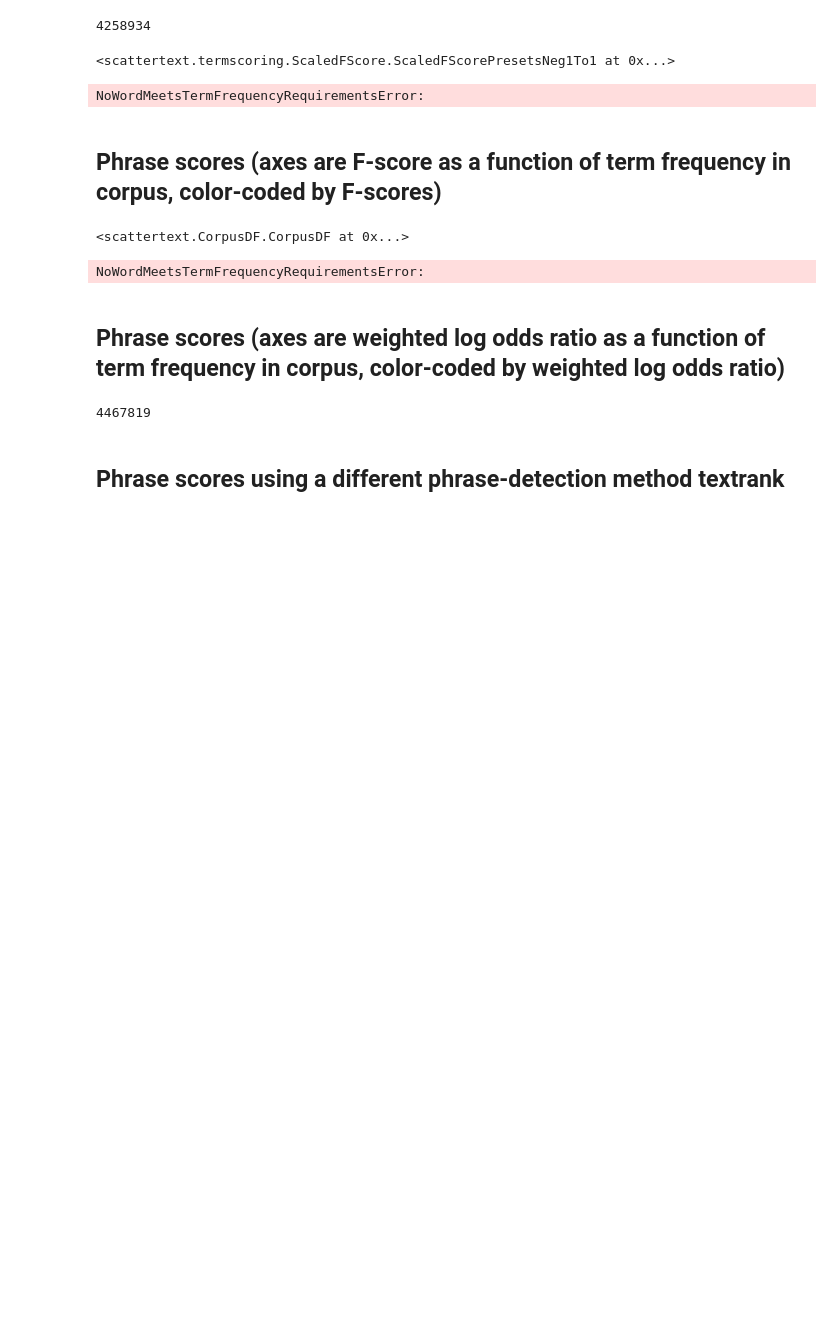
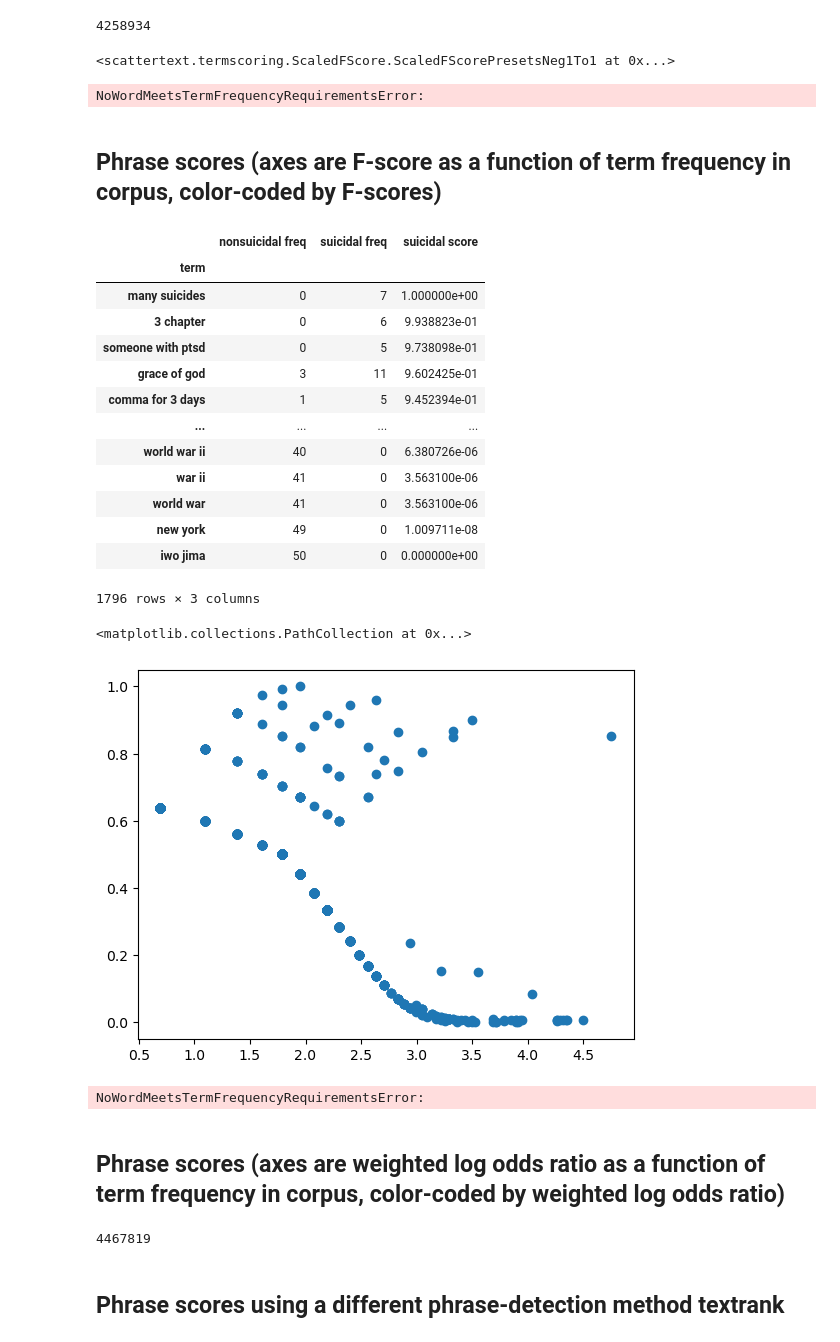
Before and after one commit to danielmlow/rallypoint_suicide_detection, a Jupyter notebook: scattertext.ipynb, the cells around one changed output. Cells and saved outputs as stored; diff of their text form; code cells hidden in the pictures; blank space fills up the shorter version.

```diff
--- a/scattertext.ipynb
+++ b/scattertext.ipynb
@@ -612,9 +737,28 @@ NoWordMeetsTermFrequencyRequirementsError:
 # %% [markdown]
 ## Phrase scores (axes are F-score as a function of term frequency in corpus, color-coded by F-scores)
 # %%
-corpus_phrases.
+phrase_freq_df = corpus_phrases.get_term_freq_df()
+phrase_freq_df[f'{category} score'] = corpus_phrases.get_scaled_f_scores(category)
+phrase_freq_df = phrase_freq_df.sort_values('suicidal score')[::-1]
+display(phrase_freq_df)
+plt.scatter(np.log(phrase_freq_df['nonsuicidal freq']+phrase_freq_df['suicidal freq']), phrase_freq_df['suicidal score'])
 # %% [output]
+|  | nonsuicidal freq | suicidal freq | suicidal score |
+| term |  |  |  |
+| many suicides | 0 | 7 | 1.000000e+00 |
+| 3 chapter | 0 | 6 | 9.938823e-01 |
+| someone with ptsd | 0 | 5 | 9.738098e-01 |
+| grace of god | 3 | 11 | 9.602425e-01 |
+| comma for 3 days | 1 | 5 | 9.452394e-01 |
+| ... | ... | ... | ... |
+| world war ii | 40 | 0 | 6.380726e-06 |
+| war ii | 41 | 0 | 3.563100e-06 |
+| world war | 41 | 0 | 3.563100e-06 |
+| new york | 49 | 0 | 1.009711e-08 |
+| iwo jima | 50 | 0 | 0.000000e+00 |
-<scattertext.CorpusDF.CorpusDF at 0x...>
+1796 rows × 3 columns
+<matplotlib.collections.PathCollection at 0x...>
+[figure, added]
 # %%
 ngram = 'phrases' # {'word', 'phrases'}
 score_method = 'fscore' # {'fscore','rank_difference', 'dense_rank', 'odds_ratio'}
```
Also changed, not shown: parts of 15 cells of this notebook, 2 other files.
